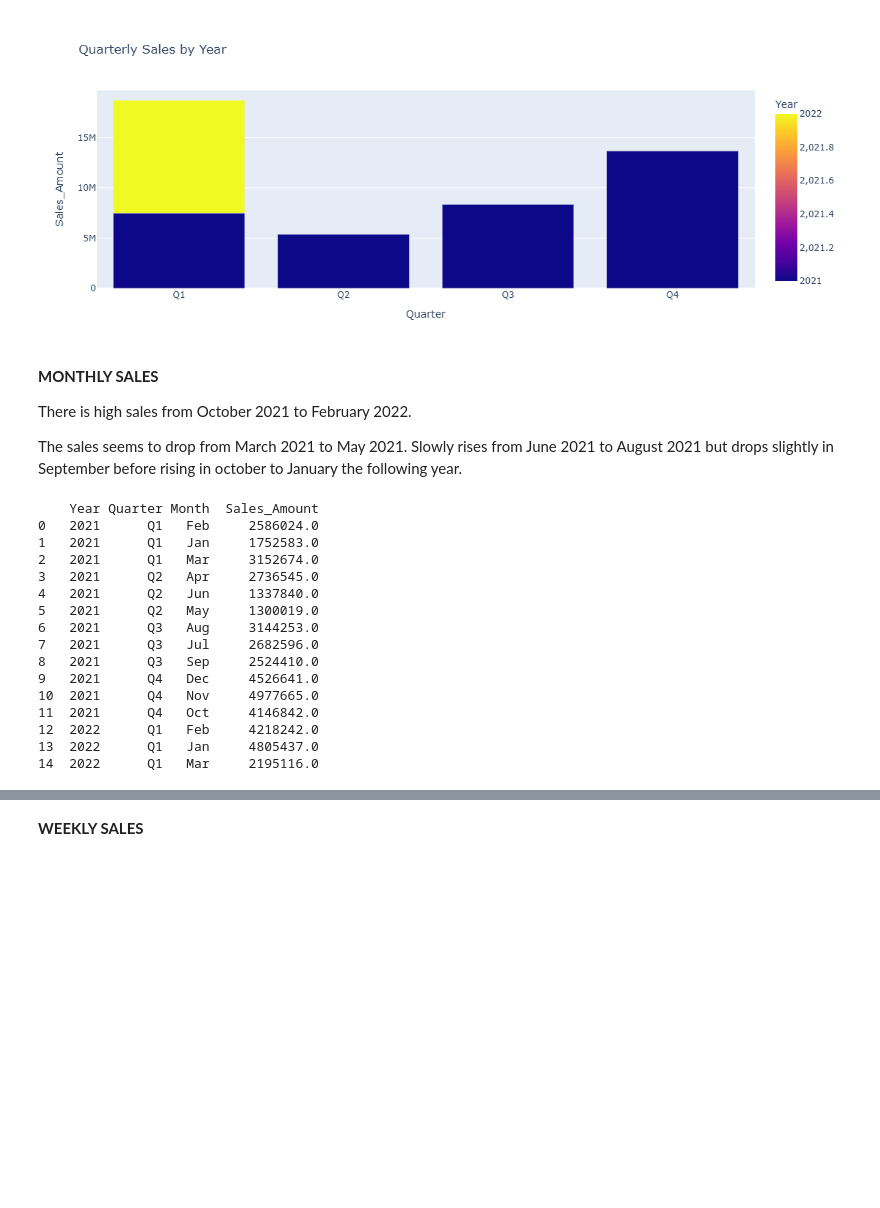
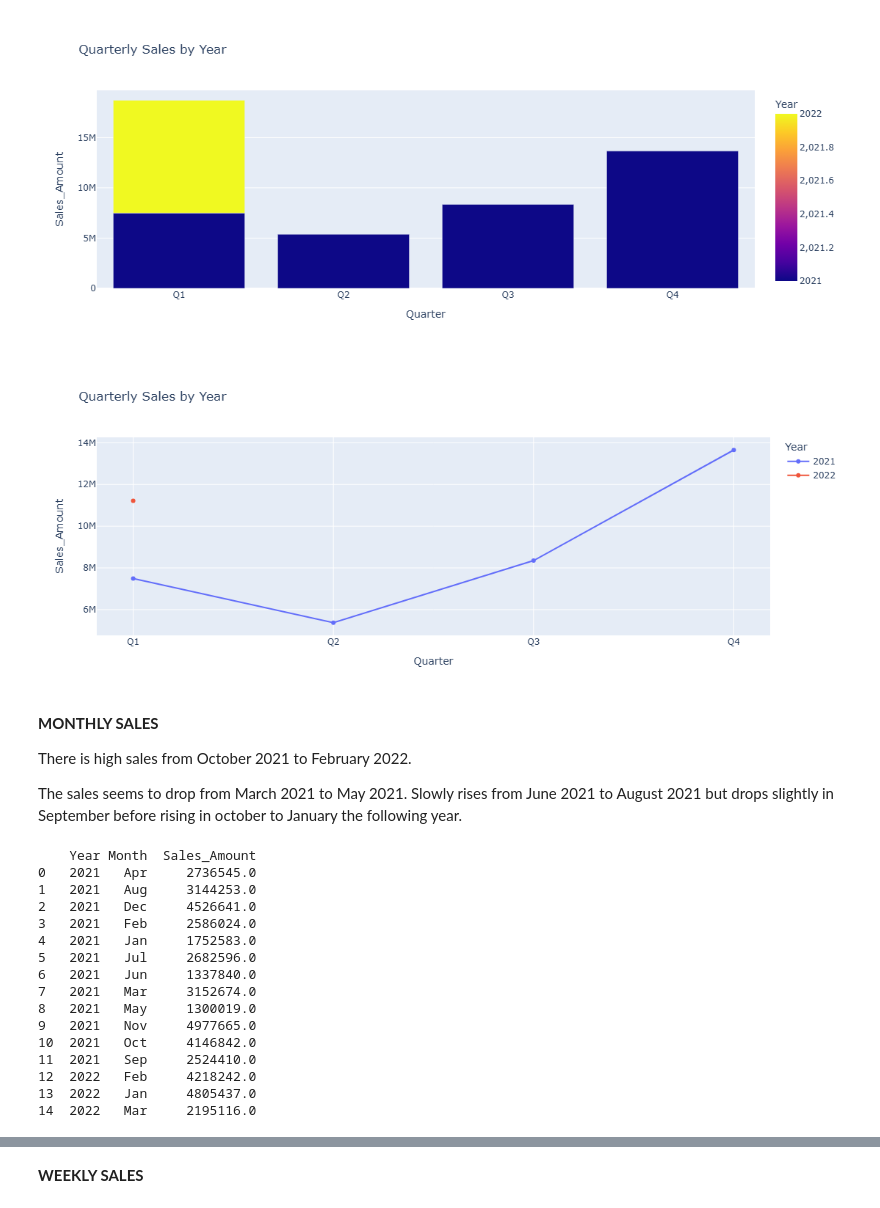
Before and after one commit to Lenida-Daniels/Sales-Analysis, a Jupyter notebook: sales_analysis.ipynb, the cells around one changed output, grey strips where cells are left out. Cells and saved outputs as stored; diff of their text form; code cells hidden in the pictures; blank space fills up the shorter version.

```diff
--- a/sales_analysis.ipynb
+++ b/sales_analysis.ipynb
@@ -212,6 +212,19 @@ fig.update_layout(width=700, height=450)
 fig.show()
 # %% [output]
 [figure]
+# %%
+fig = px.line(
+    quarterly_sales,
+    x="Quarter",
+    y="Sales_Amount",
+    markers=True,
+    color="Year",
+    title="Quarterly Sales by Year"
+)
+fig.update_layout(width=700, height=450)
+fig.show()
+# %% [output]
+[figure, added]
 # %% [markdown]
 **MONTHLY SALES**
 
@@ -219,24 +232,24 @@ There is high sales from October 2021 to February 2022.
 
 The sales seems to drop from March 2021 to May 2021. Slowly rises from June 2021 to August 2021 but drops slightly in September before rising in october to January the following year.
 # %%
-monthly_sales=df.groupby(["Year","Quarter","Month"])["Sales_Amount"].sum()
+monthly_sales=df.groupby(["Year","Month"])["Sales_Amount"].sum()
 monthly_sales = monthly_sales.reset_index()
 print(monthly_sales)
 #monthly_sales.plot()
 # %% [output]
-    Year Quarter Month  Sales_Amount
-0   2021      Q1   Feb     2586024.0
-1   2021      Q1   Jan     1752583.0
-2   2021      Q1   Mar     3152674.0
-3   2021      Q2   Apr     2736545.0
-4   2021      Q2   Jun     1337840.0
-5   2021      Q2   May     1300019.0
-6   2021      Q3   Aug     3144253.0
-7   2021      Q3   Jul     2682596.0
-8   2021      Q3   Sep     2524410.0
-9   2021      Q4   Dec     4526641.0
-10  2021      Q4   Nov     4977665.0
-11  2021      Q4   Oct     4146842.0
-12  2022      Q1   Feb     4218242.0
-13  2022      Q1   Jan     4805437.0
-14  2022      Q1   Mar     2195116.0
+    Year Month  Sales_Amount
+0   2021   Apr     2736545.0
+1   2021   Aug     3144253.0
+2   2021   Dec     4526641.0
+3   2021   Feb     2586024.0
+4   2021   Jan     1752583.0
+5   2021   Jul     2682596.0
+6   2021   Jun     1337840.0
+7   2021   Mar     3152674.0
+8   2021   May     1300019.0
+9   2021   Nov     4977665.0
+10  2021   Oct     4146842.0
+11  2021   Sep     2524410.0
+12  2022   Feb     4218242.0
+13  2022   Jan     4805437.0
+14  2022   Mar     2195116.0
```
Also changed, not shown: parts of 4 cells of this notebook.
